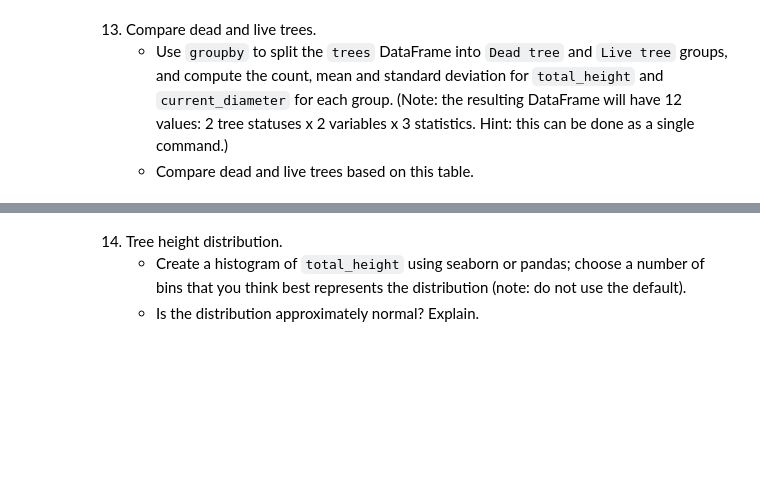
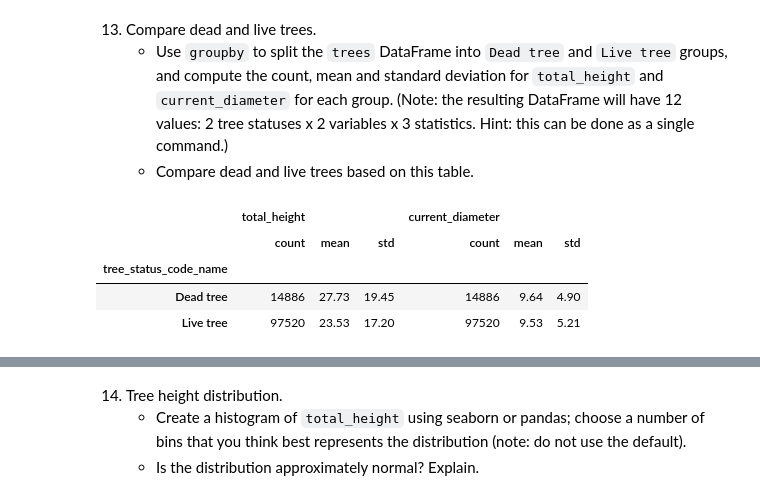
Before and after one commit to arrivingskills/da, a Jupyter notebook: exercises/exercise04.ipynb, the cells around one changed output, grey strips where cells are left out. Cells and saved outputs as stored; diff of their text form; code cells hidden in the pictures; blank space fills up the shorter version.

```diff
--- a/exercises/exercise04.ipynb
+++ b/exercises/exercise04.ipynb
@@ -87,3 +157,11 @@ trees.describe().round(2)
 13. Compare dead and live trees.
     - Use `groupby` to split the `trees` DataFrame into `Dead tree` and `Live tree` groups, and compute the count, mean and standard deviation for `total_height` and `current_diameter` for each group. (Note: the resulting DataFrame will have 12 values: 2 tree statuses x 2 variables x 3 statistics. Hint: this can be done as a single command.)
     - Compare dead and live trees based on this table.
+# %%
+trees.groupby('tree_status_code_name')[['total_height', 'current_diameter']].agg(['count', 'mean', 'std']).round(2)
+# %% [output]
+|  | total_height |  |  | current_diameter |  |  |
+|  | count | mean | std | count | mean | std |
+| tree_status_code_name |  |  |  |  |  |  |
+| Dead tree | 14886 | 27.73 | 19.45 | 14886 | 9.64 | 4.90 |
+| Live tree | 97520 | 23.53 | 17.20 | 97520 | 9.53 | 5.21 |
```
Also changed, not shown: parts of 22 cells of this notebook, 6 other files.
